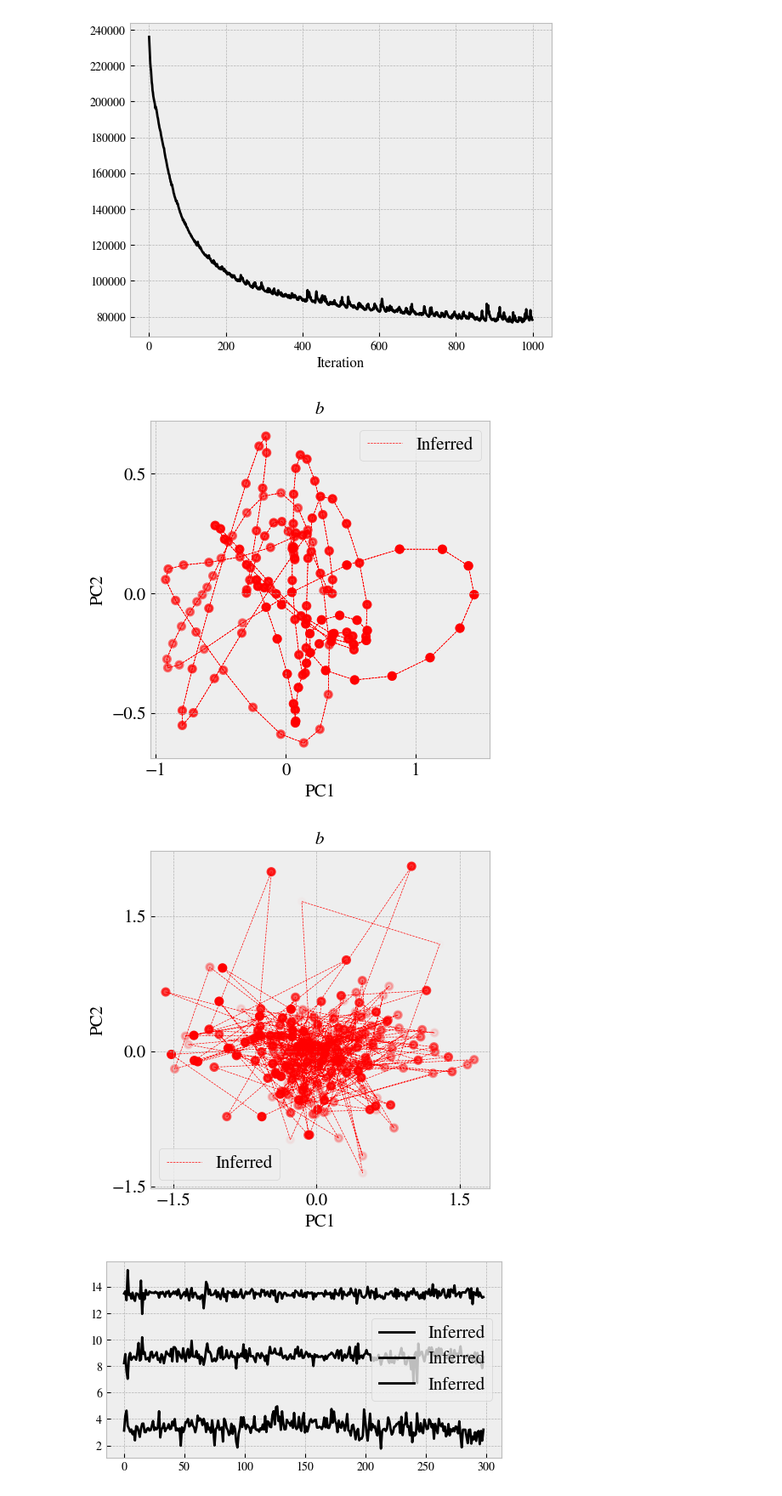
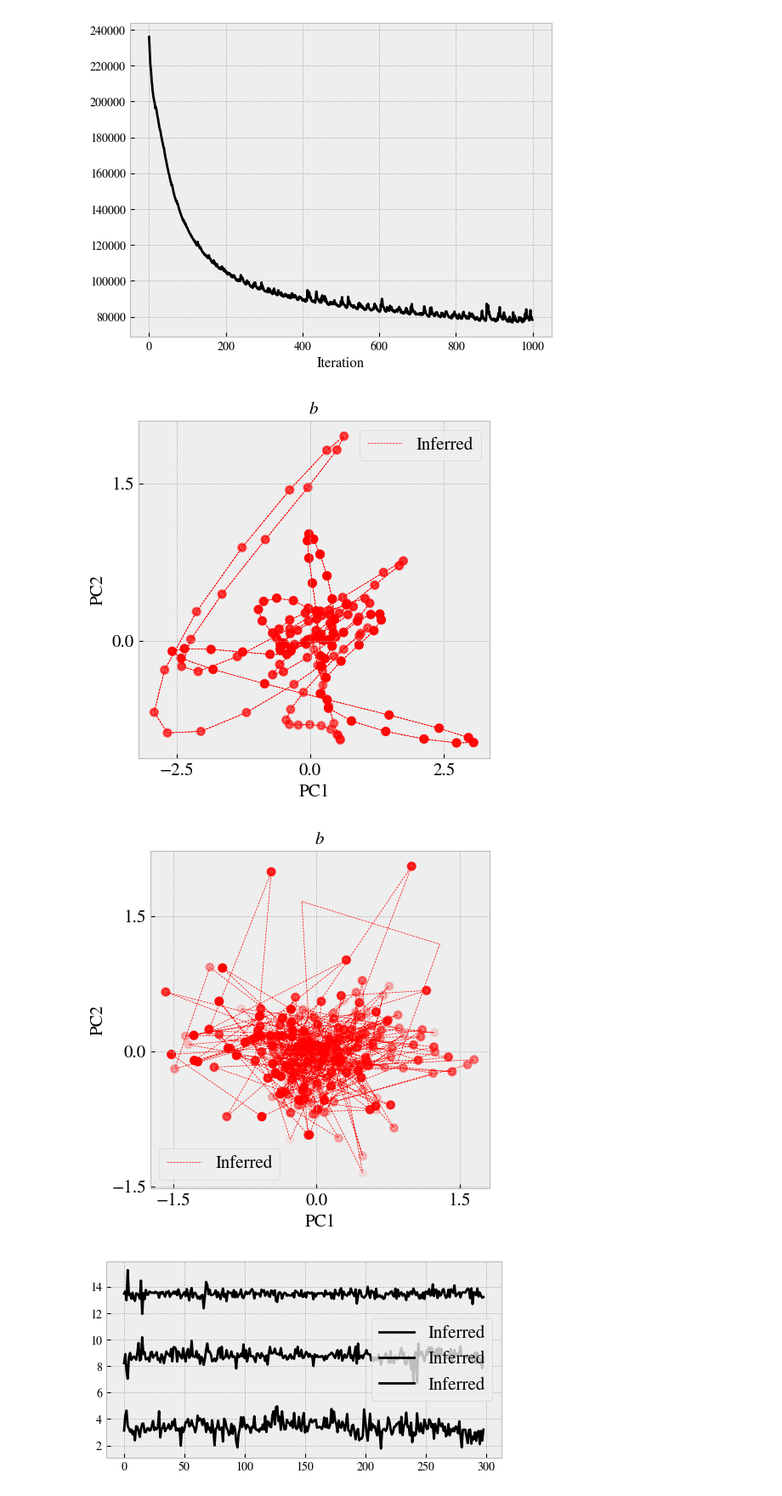
Before and after one commit to neurostatslab/clds, a Jupyter notebook: notebooks/demo_rnn.ipynb, the cells around one changed output. Shown at 85% size. Cells and saved outputs as stored; diff of their text form; code cells hidden in the pictures.

```diff
--- a/notebooks/demo_rnn.ipynb
+++ b/notebooks/demo_rnn.ipynb
@@ -24,19 +24,20 @@ from sklearn.decomposition import PCA
 %load_ext autoreload
 %autoreload 2
 # %%
+# Path to trained RNN
 data_params = {
-    # path to trained RNN
     'file': '/mnt/home/anejatbakhsh/Desktop/Projects/DSA/results/configs/SVN-RNN_01_0.00_64/states_io.npy',
     'props':{'train':.8,'test':.1,'validation':.1},
     'seeds':{'train':2,'test':0,'validation':3}
 }
 
 dataloader = loader.RNNData(data_params)
-y,ts = dataloader.load_train_data()
+y,_ = dataloader.load_train_data()
 
 y = y[:,::2]
-ts = ts[:,1::2]
 
+# Covariates include velocity and inputs
+# Used for conditioning A, b, L to be functions of covariates
 ts = jnp.stack((
     dataloader.data['vel_train'][:,1::2,0],
     dataloader.data['pos_train'][:,1::2,0]
@@ -190,35 +195,39 @@ visualizations.plot_loss(loss)
 # %% [output]
 [figure]
 # %%
+# Trial index used for visualization
 i = 0
+
+# Creating a grid on the velocity for visualizing
+# A(grid,0), b(grid,0), L(grid,0)
 grid_theta = jnp.stack((
-    jnp.zeros(len(ts[i])),
-    jnp.linspace(-1,1,len(ts[i]))
+    jnp.linspace(-1,1,len(ts[i])),
+    jnp.zeros(len(ts[i]))
 ),axis=-1)
-
 
 grid_EA,grid_Eb,grid_EL = recognition.posterior_mean(
     y[i],grid_theta,recognition.params
 )
 
+# Visualize the inferred b as a function of velocity
 visualizations.plot_states(
     [grid_Eb],
     ['Inferred'],
     titlestr='$b$'
 )
 
 
 EA,Eb,EL = recognition.posterior_mean(
     y[i],ts[i],recognition.params
 )
 
 visualizations.plot_states(
     [Eb],
     ['Inferred'],
     titlestr='$b$'
 )
 # %% [output]
-[figure, old version]
+[figure, new version]
 [figure]
 # %%
 visualizations.plot_signals(
```
Also changed, not shown: parts of 4 cells of this notebook.
